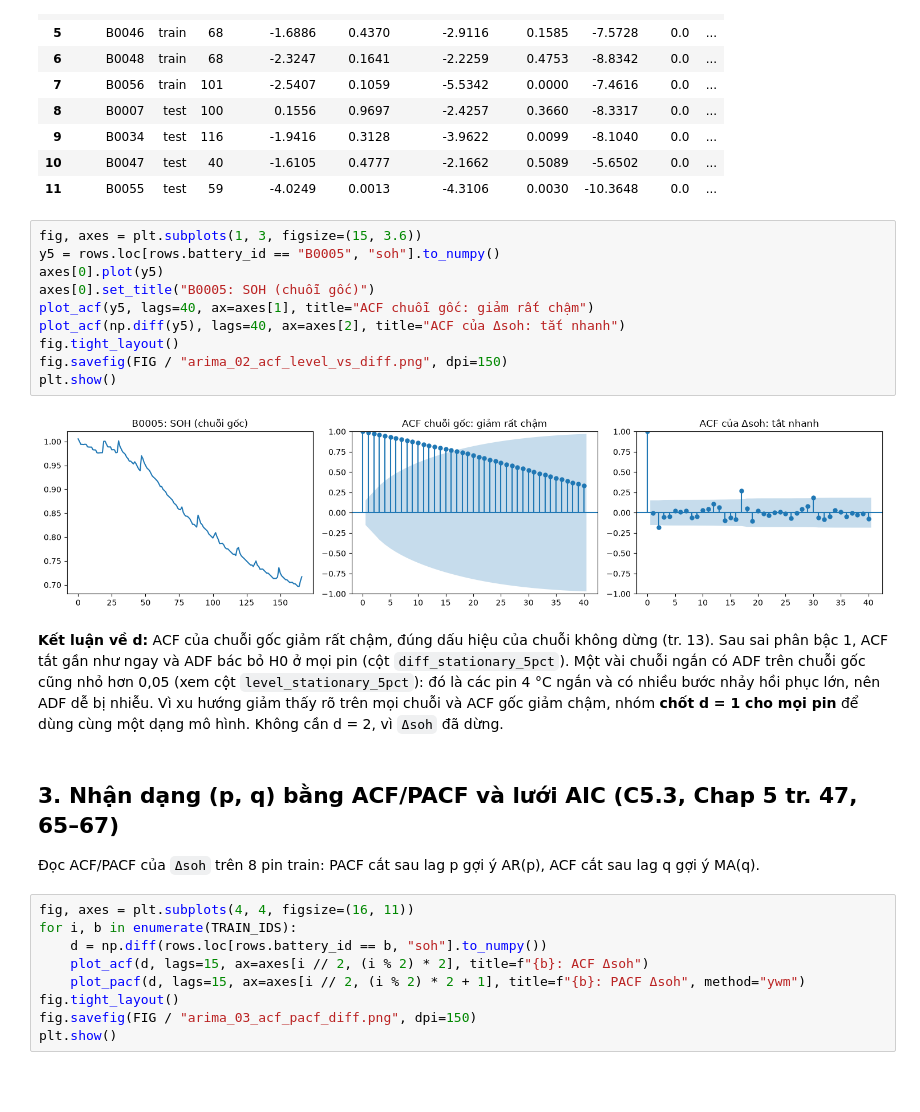
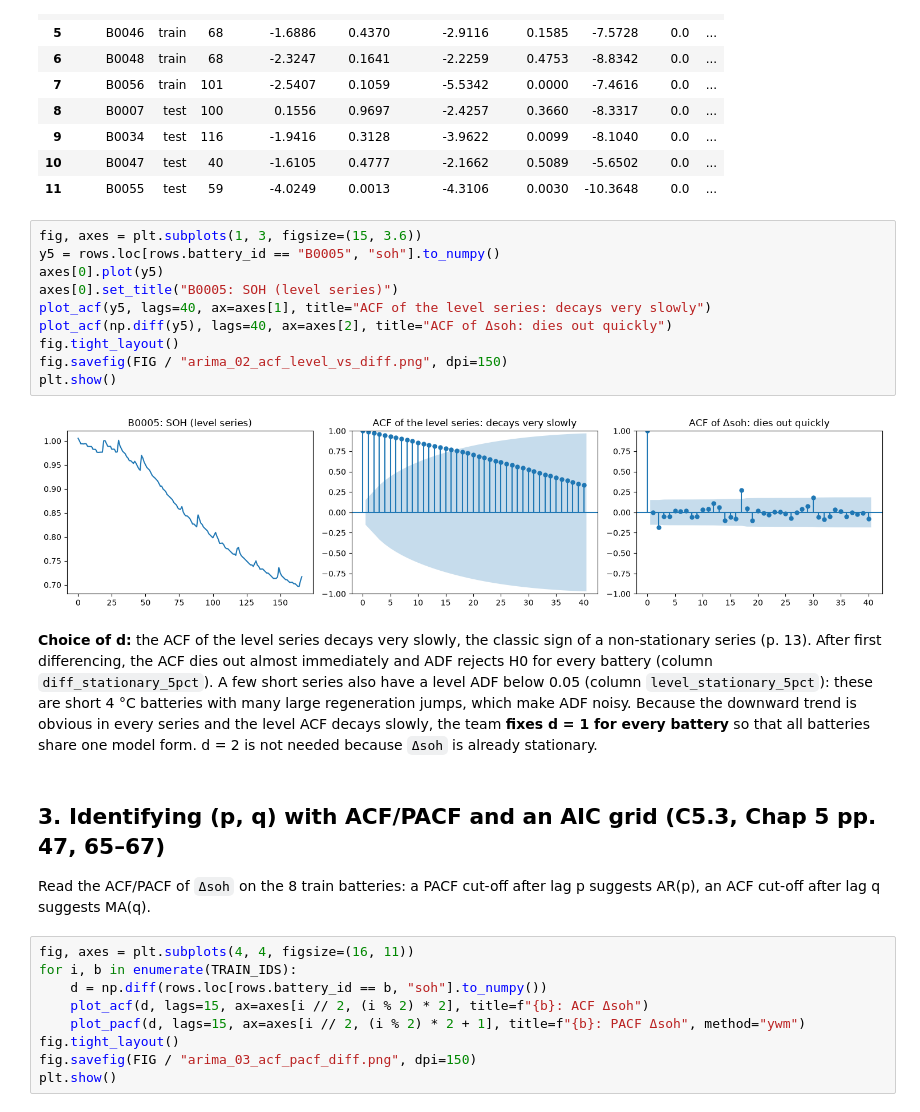
Before and after one commit to Ac-2836/STAT3013.R11.CTTT_Group08, a Jupyter notebook: notebooks/20_arima.ipynb, the cells around one changed output. Drawn from its saved outputs; the diff is of its cells as text; blank space fills up the shorter version.

```diff
--- a/notebooks/20_arima.ipynb
+++ b/notebooks/20_arima.ipynb
@@ -149,24 +153,24 @@ adf_table.round(4)
 # %%
 fig, axes = plt.subplots(1, 3, figsize=(15, 3.6))
 y5 = rows.loc[rows.battery_id == "B0005", "soh"].to_numpy()
 axes[0].plot(y5)
-axes[0].set_title("B0005: SOH (chuỗi gốc)")
-plot_acf(y5, lags=40, ax=axes[1], title="ACF chuỗi gốc: giảm rất chậm")
-plot_acf(np.diff(y5), lags=40, ax=axes[2], title="ACF của Δsoh: tắt nhanh")
+axes[0].set_title("B0005: SOH (level series)")
+plot_acf(y5, lags=40, ax=axes[1], title="ACF of the level series: decays very slowly")
+plot_acf(np.diff(y5), lags=40, ax=axes[2], title="ACF of Δsoh: dies out quickly")
 fig.tight_layout()
 fig.savefig(FIG / "arima_02_acf_level_vs_diff.png", dpi=150)
 plt.show()
 # %% [output]
-[figure, old version]
+[figure, new version]
-# %% [markdown]
-**Kết luận về d:** ACF của chuỗi gốc giảm rất chậm, đúng dấu hiệu của chuỗi không dừng (tr. 13). Sau sai phân bậc 1, ACF tắt gần như ngay và ADF bác bỏ H0
-ở mọi pin (cột `diff_stationary_5pct`). Một vài chuỗi ngắn có ADF trên chuỗi gốc cũng nhỏ hơn 0,05 (xem cột `level_stationary_5pct`): đó là các pin
-4 °C ngắn và có nhiều bước nhảy hồi phục lớn, nên ADF dễ bị nhiễu. Vì xu hướng giảm thấy rõ trên mọi chuỗi và ACF gốc giảm chậm, nhóm **chốt d = 1 cho mọi pin**
-để dùng cùng một dạng mô hình. Không cần d = 2, vì `Δsoh` đã dừng.
+# %% [markdown]
+**Choice of d:** the ACF of the level series decays very slowly, the classic sign of a non-stationary series (p. 13). After first differencing, the ACF dies out almost
+immediately and ADF rejects H0 for every battery (column `diff_stationary_5pct`). A few short series also have a level ADF below 0.05 (column `level_stationary_5pct`):
+these are short 4 °C batteries with many large regeneration jumps, which make ADF noisy. Because the downward trend is obvious in every series and the level ACF decays
+slowly, the team **fixes d = 1 for every battery** so that all batteries share one model form. d = 2 is not needed because `Δsoh` is already stationary.
 # %% [markdown]
-## 3. Nhận dạng (p, q) bằng ACF/PACF và lưới AIC (C5.3, Chap 5 tr. 47, 65–67)
+## 3. Identifying (p, q) with ACF/PACF and an AIC grid (C5.3, Chap 5 pp. 47, 65–67)
 
-Đọc ACF/PACF của `Δsoh` trên 8 pin train: PACF cắt sau lag p gợi ý AR(p), ACF cắt sau lag q gợi ý MA(q).
+Read the ACF/PACF of `Δsoh` on the 8 train batteries: a PACF cut-off after lag p suggests AR(p), an ACF cut-off after lag q suggests MA(q).
 # %%
 fig, axes = plt.subplots(4, 4, figsize=(16, 11))
 for i, b in enumerate(TRAIN_IDS):
```
Also changed, not shown: parts of 58 cells of this notebook, 7 other files.
